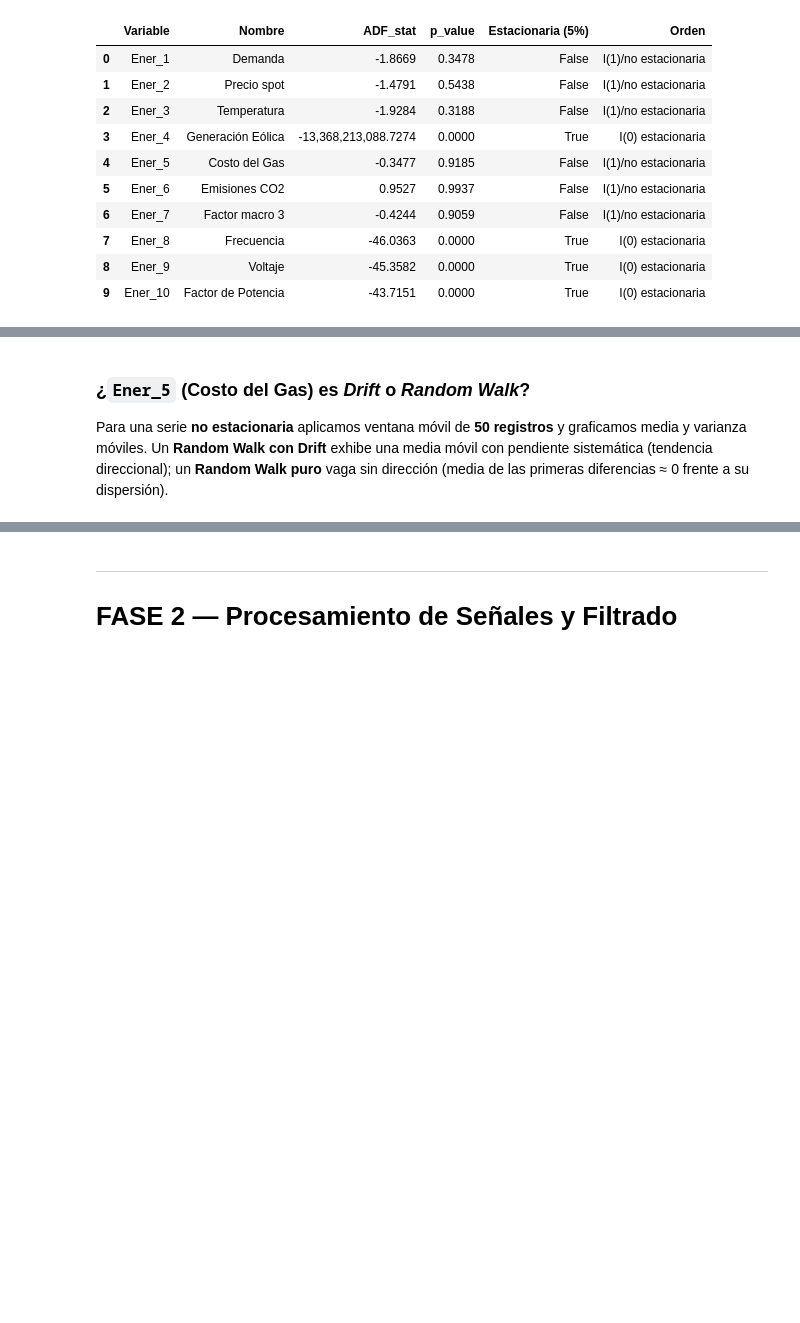
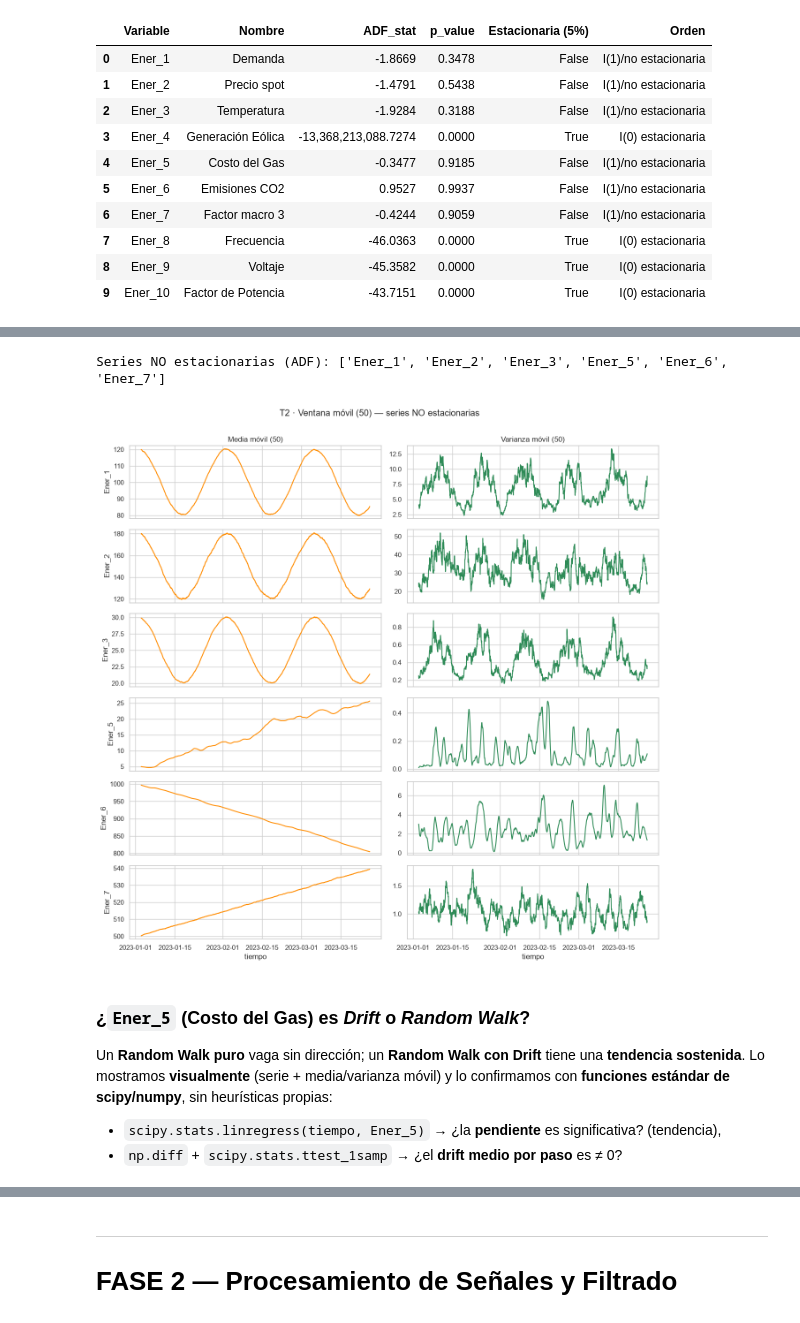
Before and after one commit to santiagovelcasallas/Challenge03_techlogistics-GomezVelez, a Jupyter notebook: notebooks/challenge03_analitica_multidimensional.ipynb, the cells around one changed output, grey strips where cells are left out. Drawn from its saved outputs; the diff is of its cells as text; code cells hidden in the pictures; blank space fills up the shorter version.

```diff
--- a/notebooks/challenge03_analitica_multidimensional.ipynb
+++ b/notebooks/challenge03_analitica_multidimensional.ipynb
@@ -305,8 +312,28 @@ display(adf_ener)
+# %%
+# Series no estacionarias según el ADF de arriba (columna booleana de la tabla)
+no_estac = adf_ener.loc[~adf_ener["Estacionaria (5%)"], "Variable"].tolist()
+print("Series NO estacionarias (ADF):", no_estac)
+
+fig, axes = plt.subplots(len(no_estac), 2, figsize=(13, 2.1 * len(no_estac)), sharex=True)
+axes = np.atleast_2d(axes)
+for i, col in enumerate(no_estac):
+    s = ener_clean[col]
+    axes[i, 0].plot(s.index, s.rolling(50).mean(), color="darkorange")
+    axes[i, 0].set_ylabel(col)
+    axes[i, 1].plot(s.index, s.rolling(50).var(), color="seagreen")
+axes[0, 0].set_title("Media móvil (50)"); axes[0, 1].set_title("Varianza móvil (50)")
+axes[-1, 0].set_xlabel("tiempo"); axes[-1, 1].set_xlabel("tiempo")
+fig.suptitle("T2 · Ventana móvil (50) — series NO estacionarias", y=1.005)
+fig.tight_layout(); viz_utils.savefig(FIGS / "t2_rolling_no_estacionarias.png"); plt.show()
+# %% [output]
+Series NO estacionarias (ADF): ['Ener_1', 'Ener_2', 'Ener_3', 'Ener_5', 'Ener_6', 'Ener_7']
+[figure, added]
 # %% [markdown]
 ### ¿`Ener_5` (Costo del Gas) es *Drift* o *Random Walk*?
 
-Para una serie **no estacionaria** aplicamos ventana móvil de **50 registros** y graficamos
-media y varianza móviles. Un **Random Walk con Drift** exhibe una media móvil con pendiente
-sistemática (tendencia direccional); un **Random Walk puro** vaga sin dirección
-(media de las primeras diferencias ≈ 0 frente a su dispersión).
+Un **Random Walk puro** vaga sin dirección; un **Random Walk con Drift** tiene una **tendencia
+sostenida**. Lo mostramos **visualmente** (serie + media/varianza móvil) y lo confirmamos con
+**funciones estándar de scipy/numpy**, sin heurísticas propias:
+- `scipy.stats.linregress(tiempo, Ener_5)` → ¿la **pendiente** es significativa? (tendencia),
+- `np.diff` + `scipy.stats.ttest_1samp` → ¿el **drift medio por paso** es ≠ 0?
 # %%
```
Also changed, not shown: parts of 3 cells of this notebook, 3 other files.
